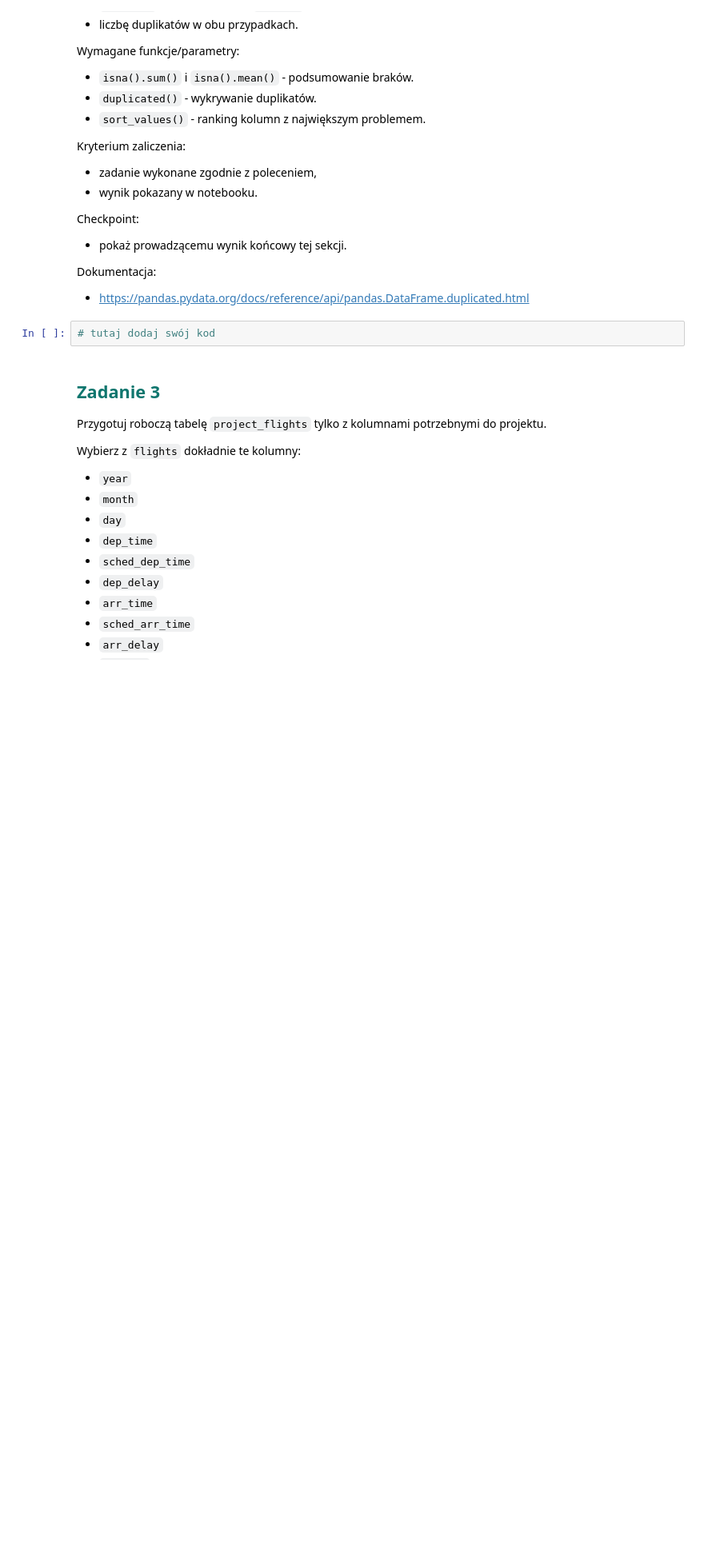
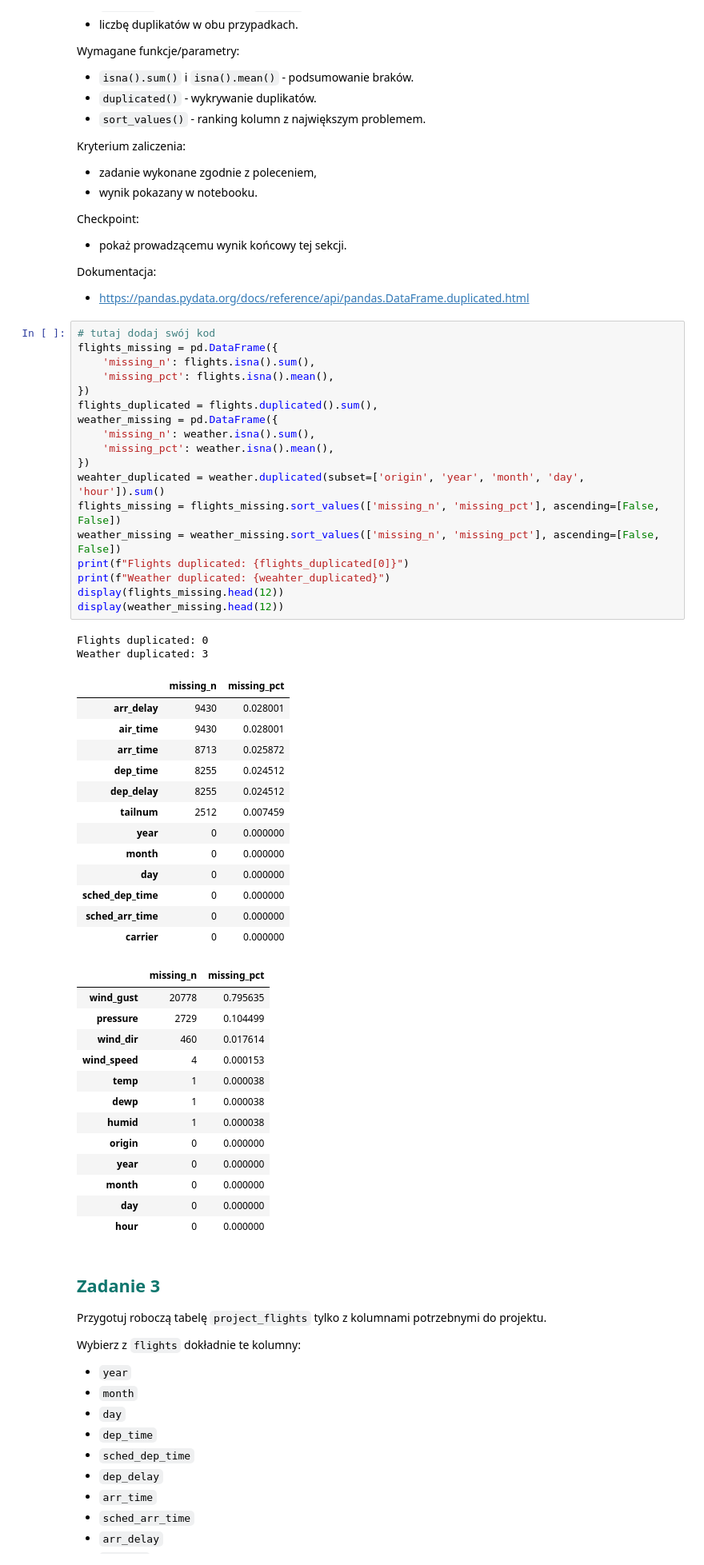
Before and after one commit to tpawlonka/AnalizaDanychPythonKurs, a Jupyter notebook: AnalizaDanychPython_Lekcja4.ipynb, the cells around one changed output. Shown at 80% size. Saved outputs shown, nothing was run; the diff lists cells and outputs as text; blank space fills up the shorter version.

```diff
--- a/AnalizaDanychPython_Lekcja4.ipynb
+++ b/AnalizaDanychPython_Lekcja4.ipynb
@@ -459,6 +594,51 @@ Dokumentacja:
 - https://pandas.pydata.org/docs/reference/api/pandas.DataFrame.duplicated.html
 # %%
 # tutaj dodaj swój kod
+flights_missing = pd.DataFrame({
+    'missing_n': flights.isna().sum(),
+    'missing_pct': flights.isna().mean(),
+})
+flights_duplicated = flights.duplicated().sum(),
+weather_missing = pd.DataFrame({
+    'missing_n': weather.isna().sum(),
+    'missing_pct': weather.isna().mean(),
+})
+weahter_duplicated = weather.duplicated(subset=['origin', 'year', 'month', 'day', 'hour']).sum()
+flights_missing = flights_missing.sort_values(['missing_n', 'missing_pct'], ascending=[False, False])
+weather_missing = weather_missing.sort_values(['missing_n', 'missing_pct'], ascending=[False, False])
+print(f"Flights duplicated: {flights_duplicated[0]}")
+print(f"Weather duplicated: {weahter_duplicated}")
+display(flights_missing.head(12))
+display(weather_missing.head(12))
+# %% [output]
+Flights duplicated: 0
+Weather duplicated: 3
+|  | missing_n | missing_pct |
+| arr_delay | 9430 | 0.028001 |
+| air_time | 9430 | 0.028001 |
+| arr_time | 8713 | 0.025872 |
+| dep_time | 8255 | 0.024512 |
+| dep_delay | 8255 | 0.024512 |
+| tailnum | 2512 | 0.007459 |
+| year | 0 | 0.000000 |
+| month | 0 | 0.000000 |
+| day | 0 | 0.000000 |
+| sched_dep_time | 0 | 0.000000 |
+| sched_arr_time | 0 | 0.000000 |
+| carrier | 0 | 0.000000 |
+|  | missing_n | missing_pct |
+| wind_gust | 20778 | 0.795635 |
+| pressure | 2729 | 0.104499 |
+| wind_dir | 460 | 0.017614 |
+| wind_speed | 4 | 0.000153 |
+| temp | 1 | 0.000038 |
+| dewp | 1 | 0.000038 |
+| humid | 1 | 0.000038 |
+| origin | 0 | 0.000000 |
+| year | 0 | 0.000000 |
+| month | 0 | 0.000000 |
+| day | 0 | 0.000000 |
+| hour | 0 | 0.000000 |
 # %% [markdown]
 ## <span style="color:#0f766e; font-weight:700;">Zadanie 3</span>
 
```
Also changed, not shown: parts of 9 cells of this notebook.
